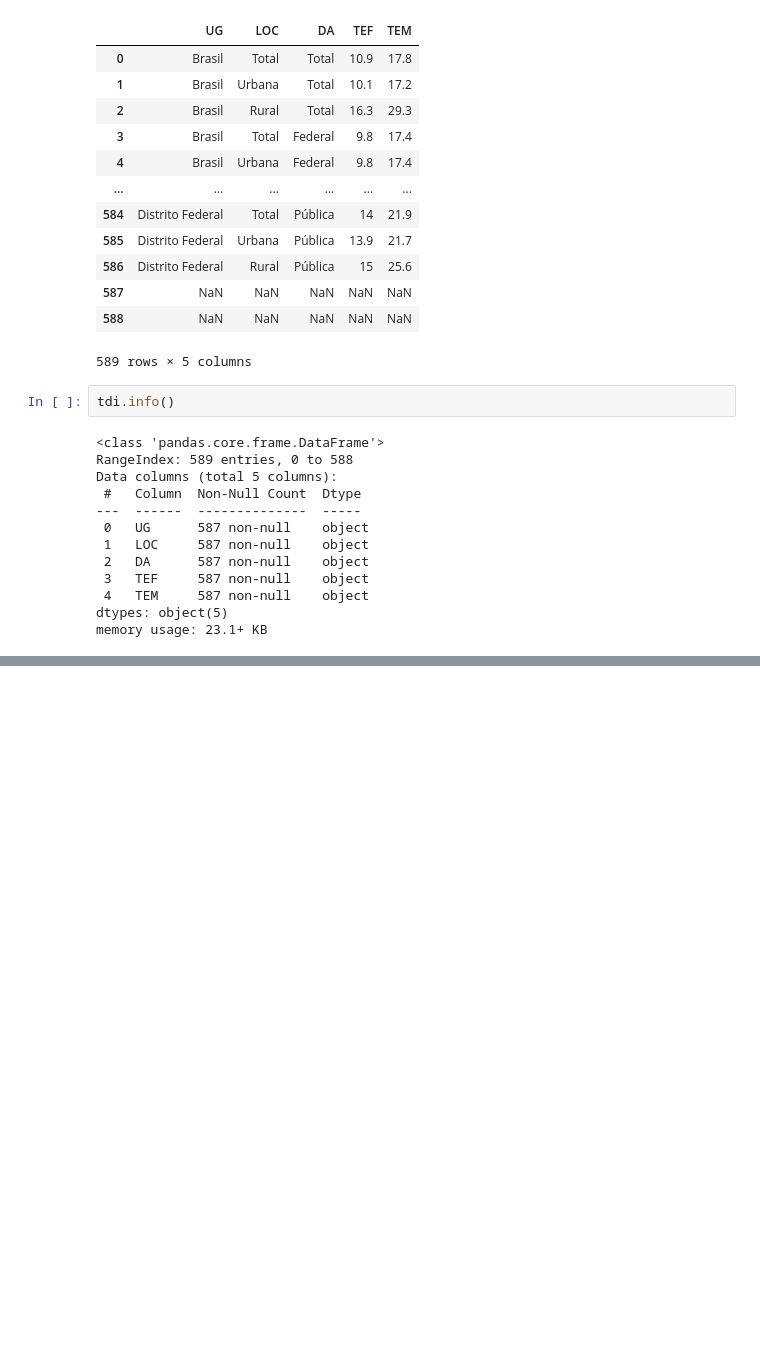
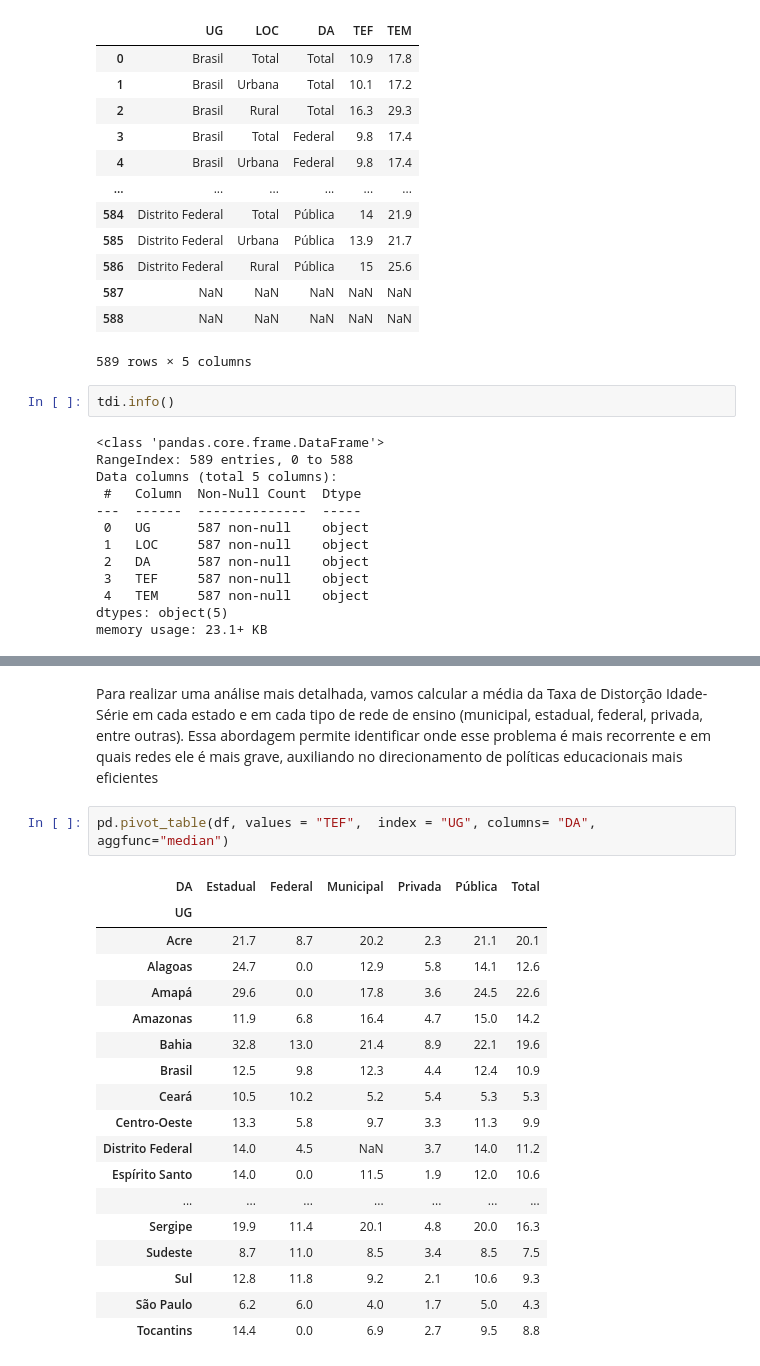
Before and after one commit to isabel-vit309/DataScience_4.0, a Jupyter notebook: Analise.ipynb, the cells around one changed output, grey strips where cells are left out. Cells and saved outputs as stored; diff of their text form; blank space fills up the shorter version.

```diff
--- a/Analise.ipynb
+++ b/Analise.ipynb
@@ -116,0 +173,23 @@ Mesmo após renomear as colunas, elas ainda aparecem como Object, ou seja, ainda
+# %% [markdown]
+Para realizar uma análise mais detalhada, vamos calcular a média da Taxa de Distorção Idade-Série em cada estado e em cada tipo de rede de ensino (municipal, estadual, federal, privada, entre outras). Essa abordagem permite identificar onde esse problema é mais recorrente e em quais redes ele é mais grave, auxiliando no direcionamento de políticas educacionais mais eficientes
+# %%
+pd.pivot_table(df, values = "TEF",  index = "UG", columns= "DA", aggfunc="median")
+# %% [output]
+| DA | Estadual | Federal | Municipal | Privada | Pública | Total |
+| UG |  |  |  |  |  |  |
+| Acre | 21.7 | 8.7 | 20.2 | 2.3 | 21.1 | 20.1 |
+| Alagoas | 24.7 | 0.0 | 12.9 | 5.8 | 14.1 | 12.6 |
+| Amapá | 29.6 | 0.0 | 17.8 | 3.6 | 24.5 | 22.6 |
+| Amazonas | 11.9 | 6.8 | 16.4 | 4.7 | 15.0 | 14.2 |
+| Bahia | 32.8 | 13.0 | 21.4 | 8.9 | 22.1 | 19.6 |
+| Brasil | 12.5 | 9.8 | 12.3 | 4.4 | 12.4 | 10.9 |
+| Ceará | 10.5 | 10.2 | 5.2 | 5.4 | 5.3 | 5.3 |
+| Centro-Oeste | 13.3 | 5.8 | 9.7 | 3.3 | 11.3 | 9.9 |
+| Distrito Federal | 14.0 | 4.5 | NaN | 3.7 | 14.0 | 11.2 |
+| Espírito Santo | 14.0 | 0.0 | 11.5 | 1.9 | 12.0 | 10.6 |
+| ... | ... | ... | ... | ... | ... | ... |
+| Sergipe | 19.9 | 11.4 | 20.1 | 4.8 | 20.0 | 16.3 |
+| Sudeste | 8.7 | 11.0 | 8.5 | 3.4 | 8.5 | 7.5 |
+| Sul | 12.8 | 11.8 | 9.2 | 2.1 | 10.6 | 9.3 |
+| São Paulo | 6.2 | 6.0 | 4.0 | 1.7 | 5.0 | 4.3 |
+| Tocantins | 14.4 | 0.0 | 6.9 | 2.7 | 9.5 | 8.8 |
```
Also changed, not shown: parts of 16 cells of this notebook, 1 other file.
